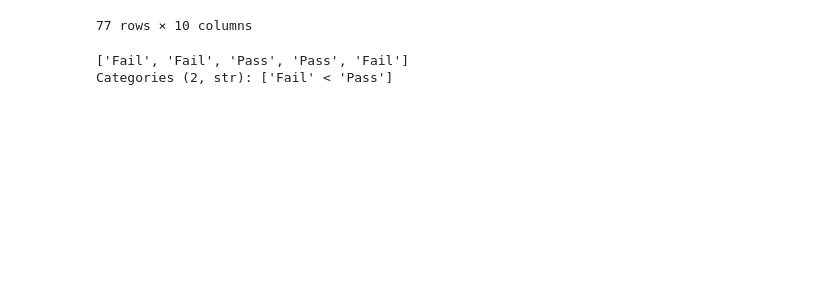
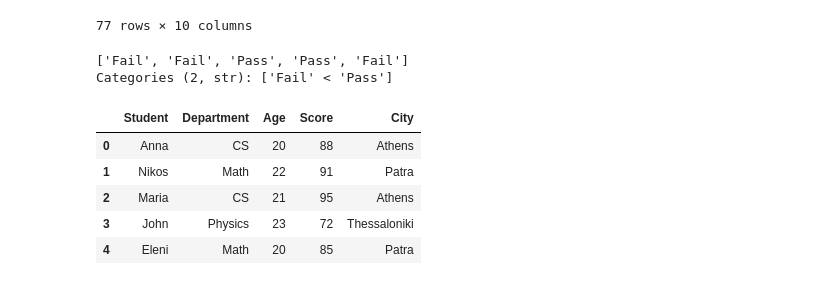
Before and after one commit to sta8isznt/Teaching-Codes-2025-2026, a Jupyter notebook: Data_Analysis_1/northwind.ipynb, the cells around one changed output. Saved outputs shown, nothing was run; the diff lists cells and outputs as text; code cells hidden in the pictures; blank space fills up the shorter version.

```diff
--- a/Data_Analysis_1/northwind.ipynb
+++ b/Data_Analysis_1/northwind.ipynb
@@ -337,3 +337,12 @@ df = pd.DataFrame({
     "Score": [88, 91, 95, 72, 85, 95, 78, 91],
     "City": ["Athens", "Patra", "Athens", "Thessaloniki", "Patra", "Athens", "Patra", "Athens"]
 })
+# %%
+df.head()
+# %% [output]
+|  | Student | Department | Age | Score | City |
+| 0 | Anna | CS | 20 | 88 | Athens |
+| 1 | Nikos | Math | 22 | 91 | Patra |
+| 2 | Maria | CS | 21 | 95 | Athens |
+| 3 | John | Physics | 23 | 72 | Thessaloniki |
+| 4 | Eleni | Math | 20 | 85 | Patra |
```
Also changed, not shown: parts of 5 cells of this notebook, 1 other file.
